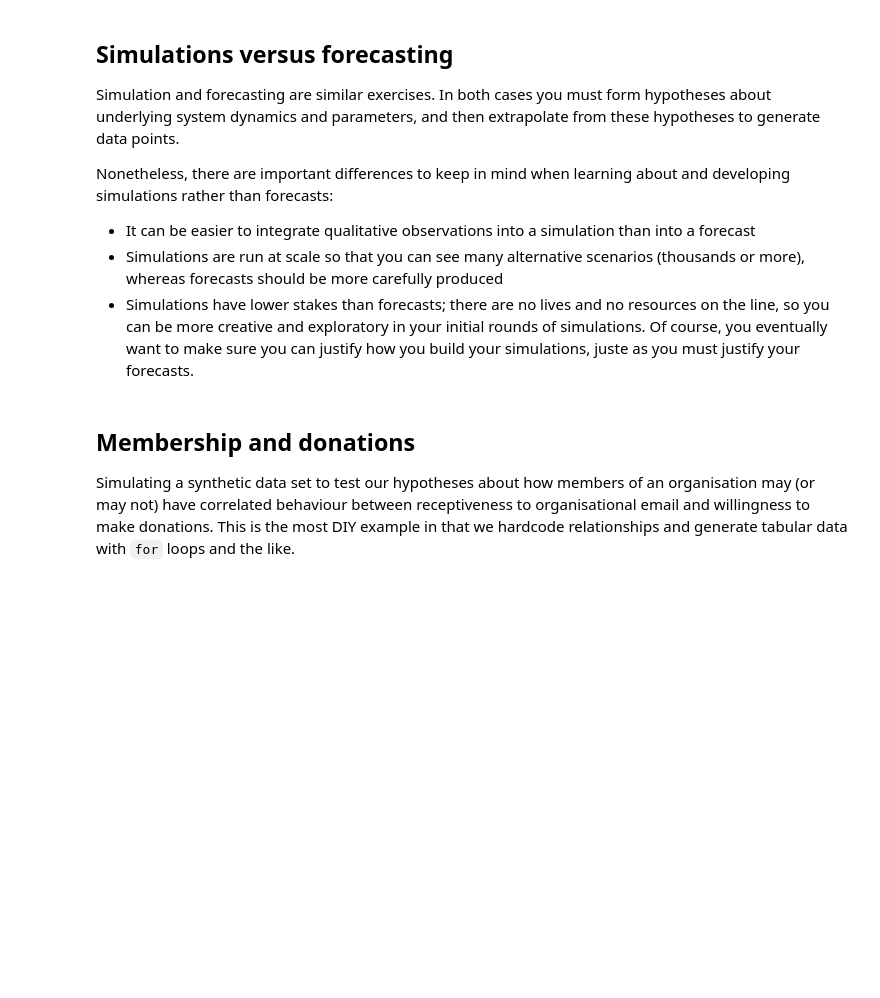
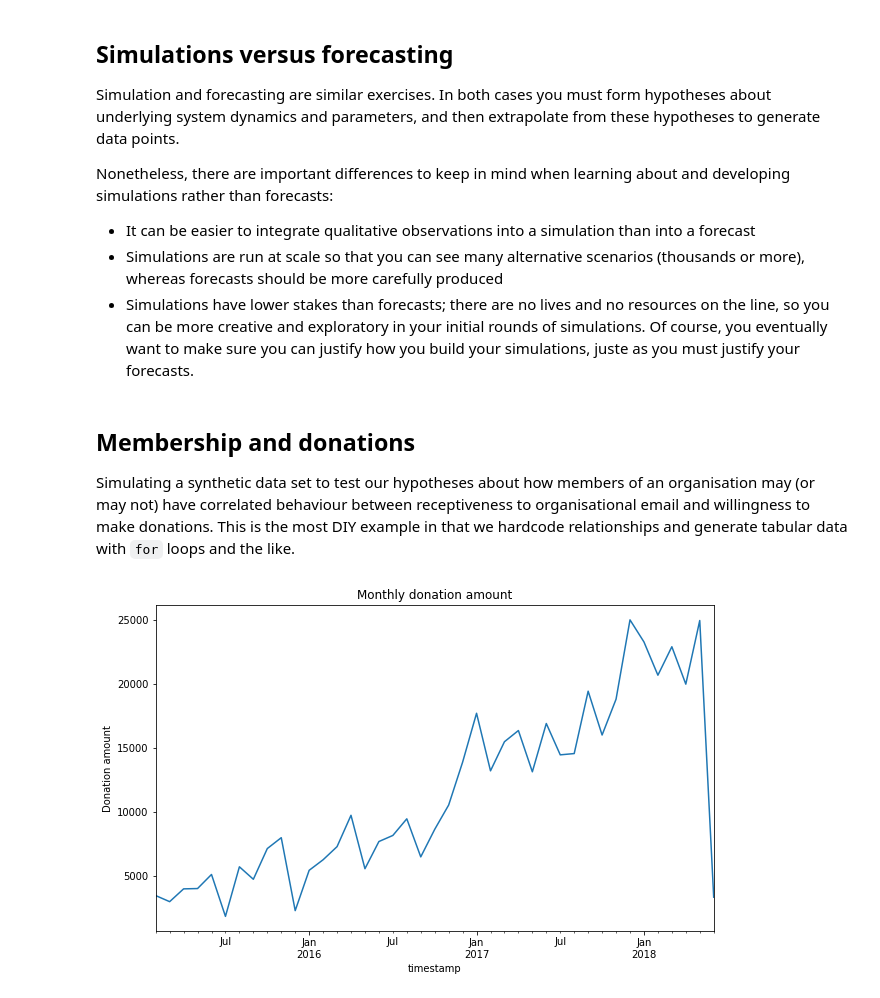
Before and after one commit to antounes/practical-timeseries-analysis, a Jupyter notebook: ch04/code/ch04_simulating_time_series_data.ipynb, the cells around one changed output. Cells and saved outputs as stored; diff of their text form; code cells hidden in the pictures; blank space fills up the shorter version.

```diff
--- a/ch04/code/ch04_simulating_time_series_data.ipynb
+++ b/ch04/code/ch04_simulating_time_series_data.ipynb
@@ -22,0 +116,44 @@ Simulating a synthetic data set to test our hypotheses about how members of an o
+# %%
+# Simulate a certain number of members and associated events
+behaviors = [never_opens, constant_open_rate, increasing_open_rate, decreasing_open_rate]
+member_behaviors = np.random.choice(behaviors, 1000, [0.2, 0.5, 0.1, 0.2])
+
+rng = pd.period_range('2015-02-14', '2018-06-01', freq='W')
+emails = pd.DataFrame({'member': [],
+                       'week': [],
+                       'emailsOpened': []})
+donations = pd.DataFrame({'member': [],
+                          'amount': [],
+                          'timestamp': []})
+
+for idx in range(yearJoined.shape[0]):
+  # randomly generate the date when a member would have joined
+  join_date = pd.Timestamp(yearJoined.iloc[idx]['yearJoined']) + pd.Timedelta(str(np.random.randint(0, 365))+' days')
+  join_date = min(join_date, pd.Timestamp('2018-06-01'))
+
+  # member should not have action timestamps befoire joining
+  member_rng = rng[rng.start_time>join_date]
+
+  if len(member_rng) <  1:
+    continue
+
+  info = member_behaviors[idx](member_rng)
+  if len(info) == len(member_rng):
+    emails = emails.append(pd.DataFrame(
+        {'member': [idx]*len(info),
+         'week': [str(r.start_time) for r in member_rng],
+         'emailsOpened': info}))
+    donations = donations.append(
+        produce_donations(member_rng, member_behaviors[idx], sum(info), idx, join_date.year))
+# %%
+# Plot the total amount of donations received for each month of the data set
+plt.figure(figsize=(10, 6))
+
+donations.set_index(pd.to_datetime(donations['timestamp']), inplace=True)
+donations.sort_index(inplace=True)
+plt.xlabel('Date');
+plt.ylabel('Donation amount');
+plt.title('Monthly donation amount')
+donations.groupby(pd.Grouper(freq='M'))['amount'].sum().plot();
+# %% [output]
+[figure, added]
```
Also changed, not shown: parts of 15 cells of this notebook.
